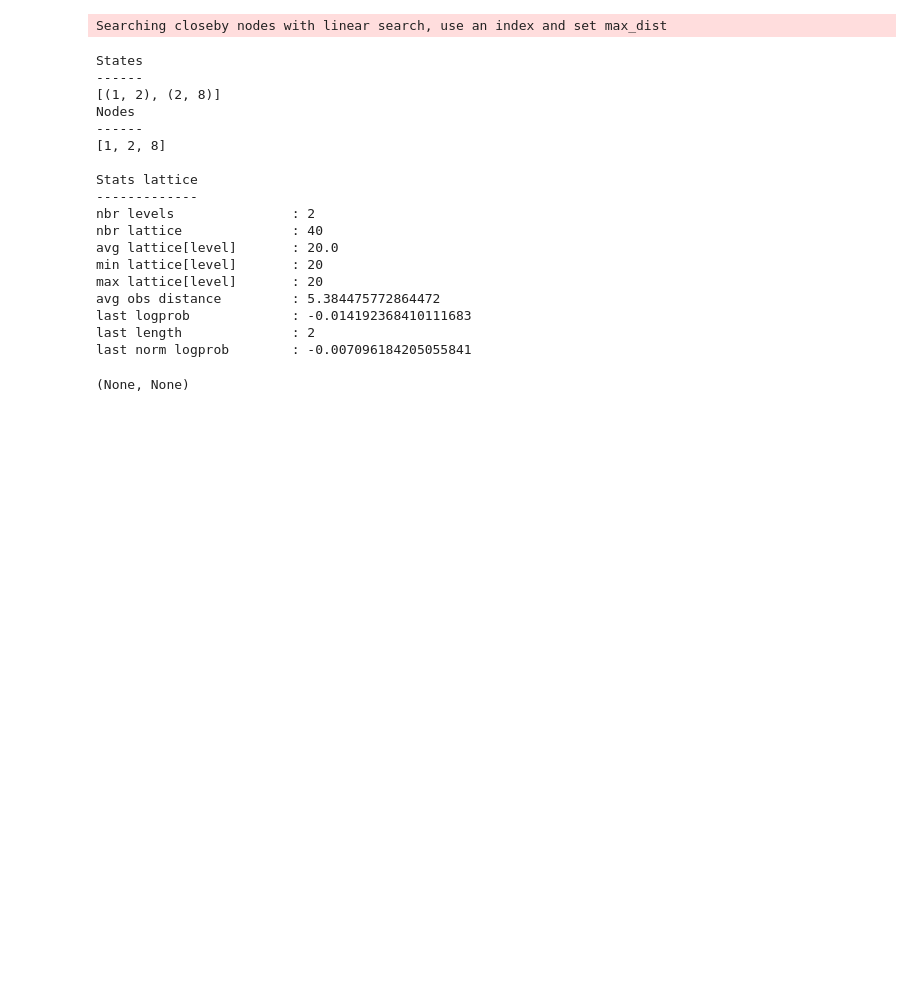
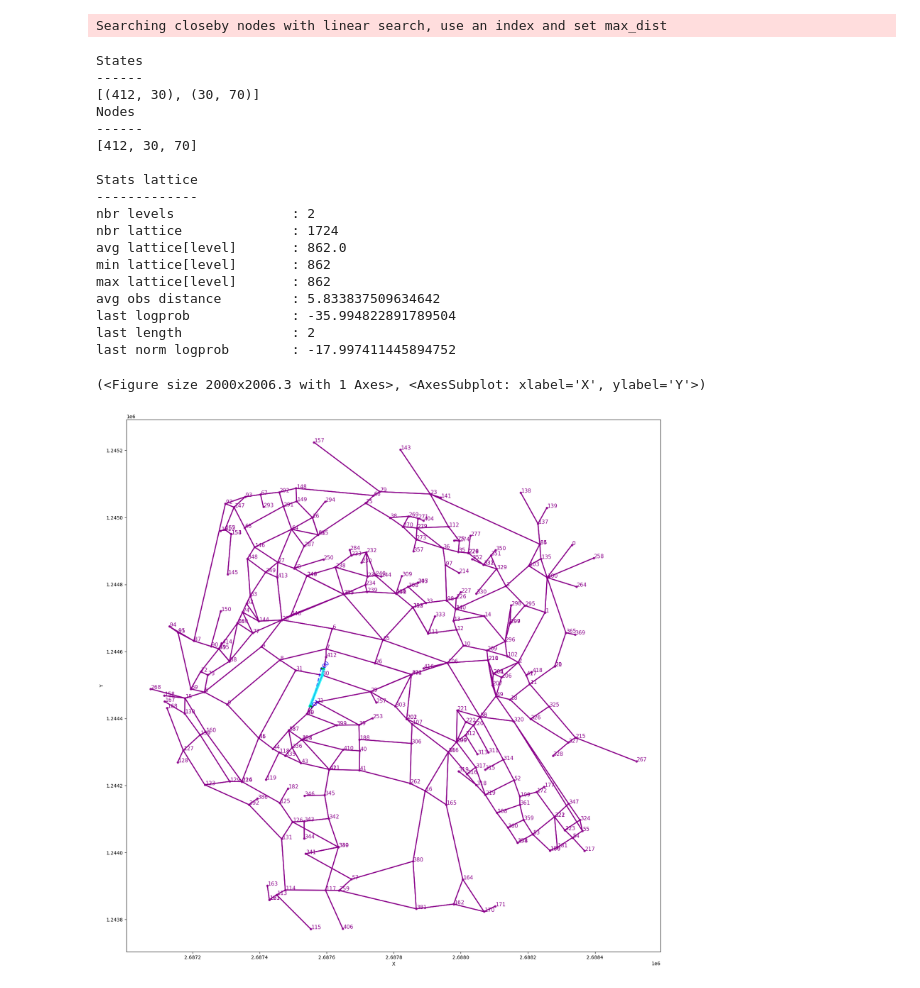
Before and after one commit to lukasballo/snman, a Jupyter notebook: development/matching_sandbox.ipynb, the cells around one changed output. Cells and saved outputs as stored; diff of their text form; code cells hidden in the pictures; blank space fills up the shorter version.

```diff
--- a/development/matching_sandbox.ipynb
+++ b/development/matching_sandbox.ipynb
@@ -57,7 +63,7 @@ for id, data in G.edges.items():
 path = [coords[::-1] for coords in list(source_test_path.coords)]
 
 a = lv.matcher.distance.BaseMatcher(map_con)
-matcher = DistanceMatcher(map_con, obs_noise=50)
+matcher = DistanceMatcher(map_con)
 
 states, _ = matcher.match(path)
 nodes = matcher.path_pred_onlynodes
@@ -72,28 +78,28 @@ matcher.print_lattice_stats()
 Searching closeby nodes with linear search, use an index and set max_dist
 States
 ------
-[(1, 2), (2, 8)]
+[(412, 30), (30, 70)]
 Nodes
 ------
-[1, 2, 8]
+[412, 30, 70]
 
 Stats lattice
 -------------
 nbr levels               : 2
-nbr lattice              : 40
-avg lattice[level]       : 20.0
-min lattice[level]       : 20
-max lattice[level]       : 20
-avg obs distance         : 5.384475772864472
-last logprob             : -0.014192368410111683
+nbr lattice              : 1724
+avg lattice[level]       : 862.0
+min lattice[level]       : 862
+max lattice[level]       : 862
+avg obs distance         : 5.833837509634642
+last logprob             : -35.994822891789504
 last length              : 2
-last norm logprob        : -0.007096184205055841
+last norm logprob        : -17.997411445894752
 # %%
 mmviz.plot_map(map_con, matcher=matcher,
-               show_labels=True, show_matching=True, show_graph=True,
-               filename="my_plot.png")
+               show_labels=True, show_matching=True, show_graph=True)
 # %% [output]
-(None, None)
+(<Figure size 2000x2006.3 with 1 Axes>, <AxesSubplot: xlabel='X', ylabel='Y'>)
+[figure, added]
 # %%
 target.explode()
 # %% [output]
```
Also changed, not shown: parts of 3 cells of this notebook, 3 other files.
